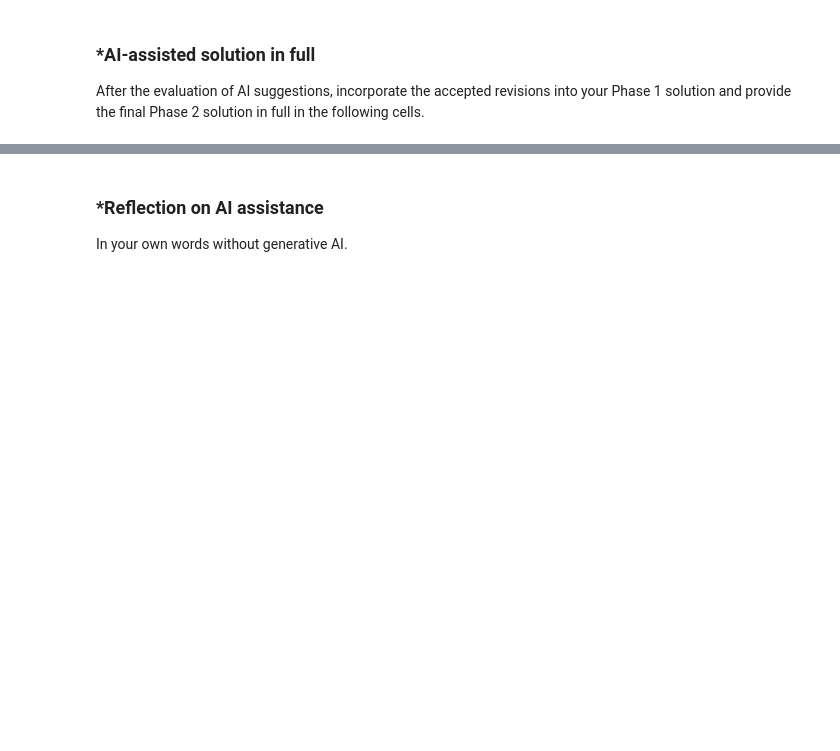
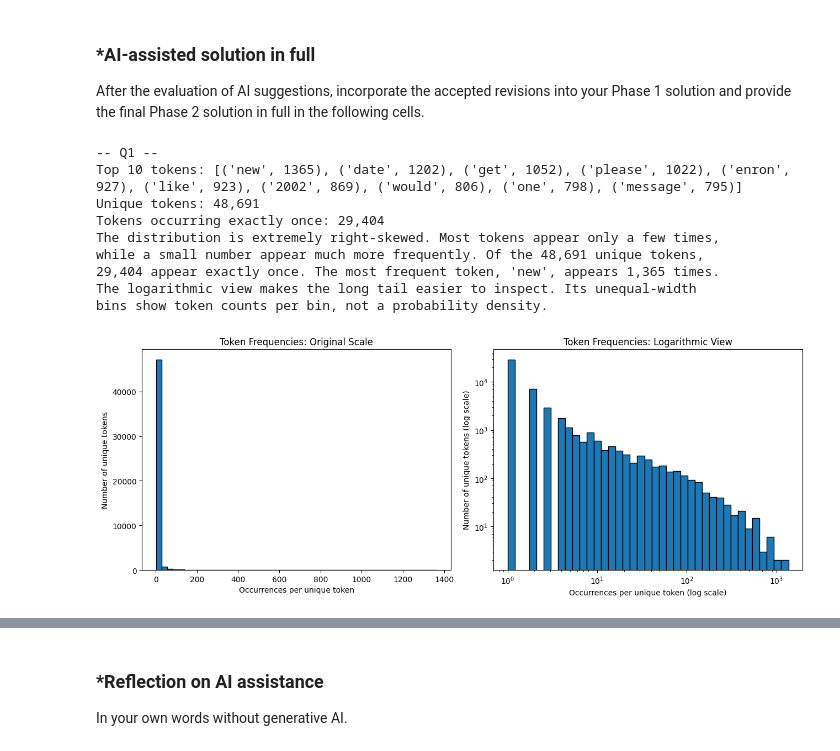
Before and after one commit to gthsun/A05-pca, a Jupyter notebook: notebook.ipynb, the cells around one changed output, grey strips where cells are left out. Drawn from its saved outputs; the diff is of its cells as text; code cells hidden in the pictures; blank space fills up the shorter version.

```diff
--- a/notebook.ipynb
+++ b/notebook.ipynb
@@ -289,0 +537,71 @@ After the evaluation of AI suggestions, incorporate the accepted revisions into
+# %%
+# Q1: Token frequencies
+import pickle
+import textwrap
+from collections import Counter
+from pathlib import Path
+
+import numpy as np
+import pandas as pd
+import matplotlib.pyplot as plt
+from scipy.sparse import csr_matrix
+from sklearn.model_selection import train_test_split
+from sklearn.linear_model import LinearRegression
+from sklearn.decomposition import PCA
+
+
+def explain(text):
+    print("\n".join(textwrap.wrap(text, width=80)))
+
+
+print("-- Q1 --")
+data_dir = Path("data")
+with (data_dir / "all_tokens.pickle").open("rb") as file:
+    all_tokens = pickle.load(file)
+
+token_count = Counter(all_tokens)
+token_freq = token_count.most_common()
+counts = np.array(list(token_count.values()))
+singleton_count = np.count_nonzero(counts == 1)
+most_common_token, most_common_count = token_freq[0]
+print("Top 10 tokens:", token_freq[:10])
+print(f"Unique tokens: {len(token_count):,}")
+print(f"Tokens occurring exactly once: {singleton_count:,}")
+
+# Keep the original histogram and add a view that makes the tail easier to see.
+fig, axes = plt.subplots(1, 2, figsize=(13, 5))
+axes[0].hist(counts, bins=50, edgecolor="black")
+axes[0].set_xlabel("Occurrences per unique token")
+axes[0].set_ylabel("Number of unique tokens")
+axes[0].set_title("Token Frequencies: Original Scale")
+
+bins = np.geomspace(1, counts.max() + 1, 40)
+axes[1].hist(counts, bins=bins, edgecolor="black")
+axes[1].set_xscale("log")
+axes[1].set_yscale("log")
+axes[1].set_xlabel("Occurrences per unique token (log scale)")
+axes[1].set_ylabel("Number of unique tokens (log scale)")
+axes[1].set_title("Token Frequencies: Logarithmic View")
+plt.tight_layout()
+plt.show()
+
+explain(
+    f"The distribution is extremely right-skewed. Most tokens appear only a "
+    f"few times, while a small number appear much more frequently. Of the "
+    f"{len(token_count):,} unique tokens, {singleton_count:,} appear exactly "
+    f"once. The most frequent token, {most_common_token!r}, appears "
+    f"{most_common_count:,} times. The logarithmic view makes the long tail "
+    f"easier to inspect. Its unequal-width bins show token counts per bin, "
+    f"not a probability density."
+)
+# %% [output]
+-- Q1 --
+Top 10 tokens: [('new', 1365), ('date', 1202), ('get', 1052), ('please', 1022), ('enron', 927), ('like', 923), ('2002', 869), ('would', 806), ('one', 798), ('message', 795)]
+Unique tokens: 48,691
+Tokens occurring exactly once: 29,404
+The distribution is extremely right-skewed. Most tokens appear only a few times,
+while a small number appear much more frequently. Of the 48,691 unique tokens,
+29,404 appear exactly once. The most frequent token, 'new', appears 1,365 times.
+The logarithmic view makes the long tail easier to inspect. Its unequal-width
+bins show token counts per bin, not a probability density.
+[figure, added]
```
Also changed, not shown: parts of 12 cells of this notebook, 1 other file.
